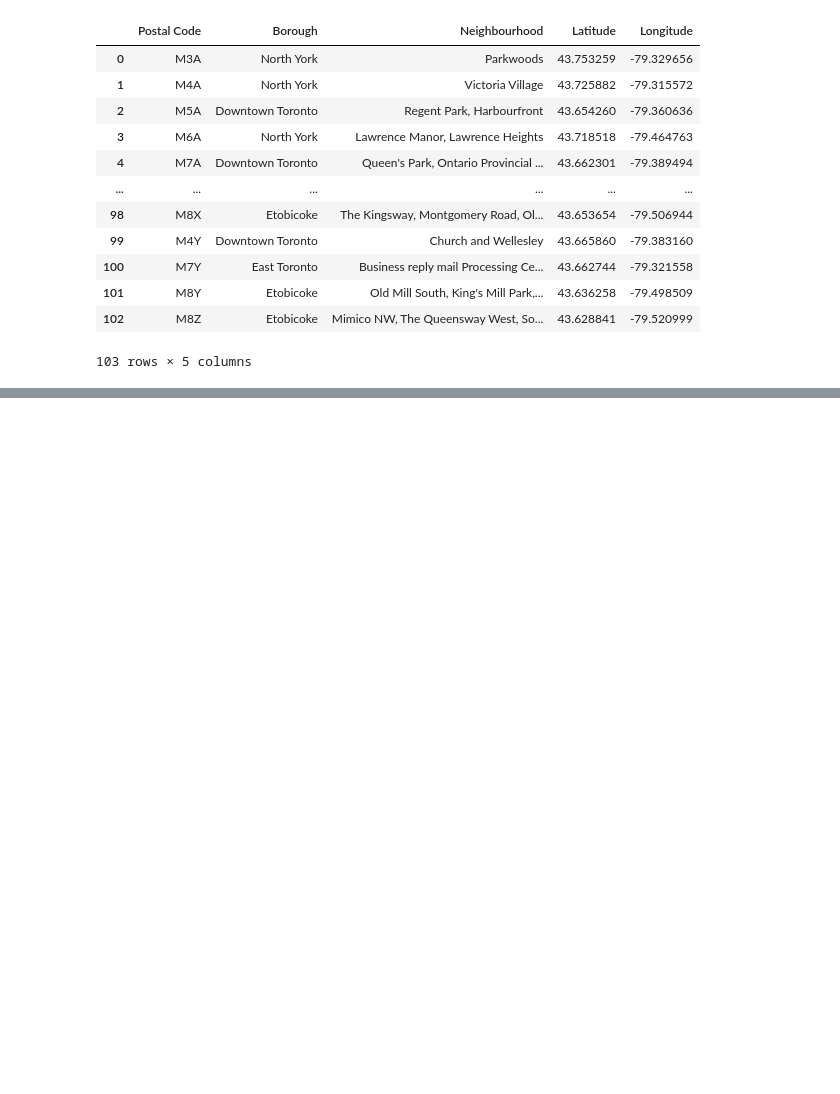
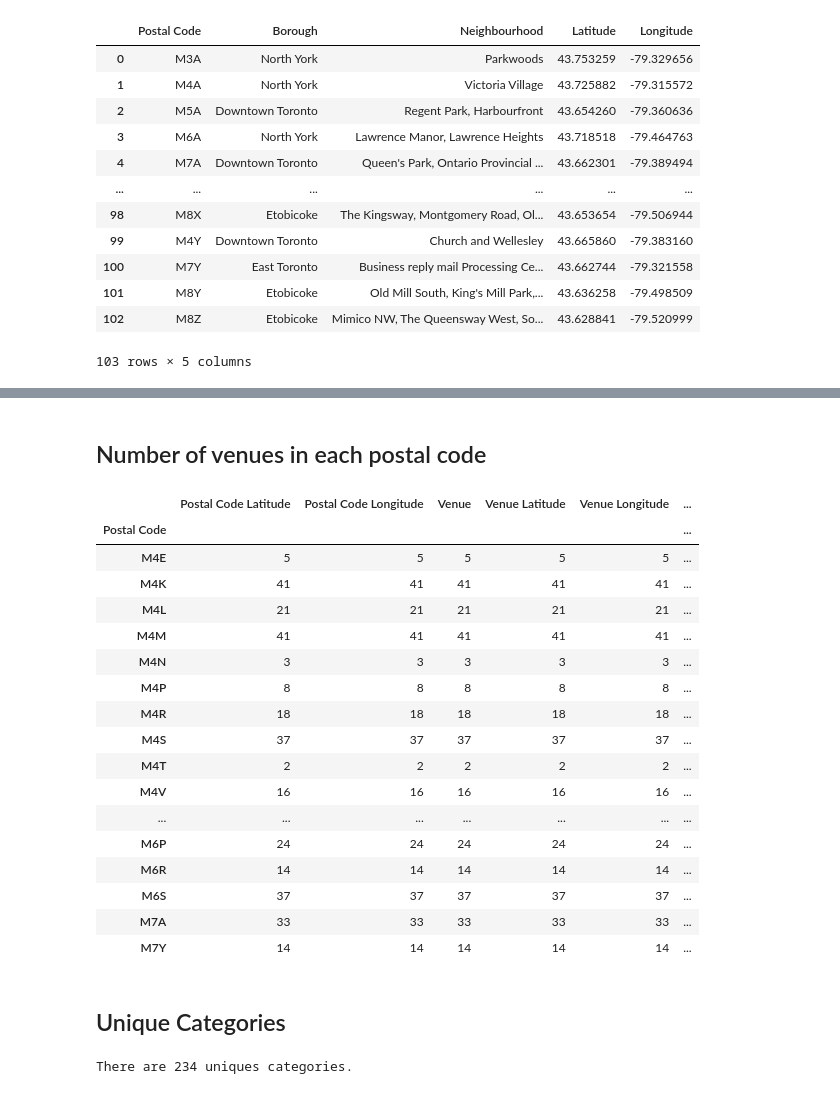
Before and after one commit to michaelball460/Coursera_Capstone, a Jupyter notebook: Capstone/TorontoNeighborhoodClusters.ipynb, the cells around one changed output, grey strips where cells are left out. Drawn from its saved outputs; the diff is of its cells as text; code cells hidden in the pictures; blank space fills up the shorter version.

```diff
--- a/Capstone/TorontoNeighborhoodClusters.ipynb
+++ b/Capstone/TorontoNeighborhoodClusters.ipynb
@@ -94,0 +152,19 @@ df
+# %%
+#Create map of Toronto
+map_toronto = folium.Map(location=[latitude, longitude], zoom_start=12)
+
+# add postal code markers to map
+for lat, lng, borough, neighborhood in zip(toronto_data['Latitude'], toronto_data['Longitude'], toronto_data['Borough'], toronto_data['Neighbourhood']):
+    label = '{}, {}'.format(neighborhood, borough)
+    label = folium.Popup(label, parse_html=True)
+    folium.CircleMarker(
+        [lat, lng],
+        radius=5,
+        popup=label,
+        color='blue',
+        fill=True,
+        fill_color='#3186cc',
+        fill_opacity=0.7,
+        parse_html=False).add_to(map_toronto)
+
+map_toronto
@@ -94,0 +250,29 @@ df
+# %% [markdown]
+## Number of venues in each postal code
+# %%
+toronto_venues.groupby('Postal Code').count()
+# %% [output]
+|  | Postal Code Latitude | Postal Code Longitude | Venue | Venue Latitude | Venue Longitude | ... |
+| Postal Code |  |  |  |  |  | ... |
+| M4E | 5 | 5 | 5 | 5 | 5 | ... |
+| M4K | 41 | 41 | 41 | 41 | 41 | ... |
+| M4L | 21 | 21 | 21 | 21 | 21 | ... |
+| M4M | 41 | 41 | 41 | 41 | 41 | ... |
+| M4N | 3 | 3 | 3 | 3 | 3 | ... |
+| M4P | 8 | 8 | 8 | 8 | 8 | ... |
+| M4R | 18 | 18 | 18 | 18 | 18 | ... |
+| M4S | 37 | 37 | 37 | 37 | 37 | ... |
+| M4T | 2 | 2 | 2 | 2 | 2 | ... |
+| M4V | 16 | 16 | 16 | 16 | 16 | ... |
+| ... | ... | ... | ... | ... | ... | ... |
+| M6P | 24 | 24 | 24 | 24 | 24 | ... |
+| M6R | 14 | 14 | 14 | 14 | 14 | ... |
+| M6S | 37 | 37 | 37 | 37 | 37 | ... |
+| M7A | 33 | 33 | 33 | 33 | 33 | ... |
+| M7Y | 14 | 14 | 14 | 14 | 14 | ... |
+# %% [markdown]
+## Unique Categories
+# %%
+print('There are {} uniques categories.'.format(len(toronto_venues['Venue Category'].unique())))
+# %% [output]
+There are 234 uniques categories.
```
Also changed, not shown: parts of 29 cells of this notebook.
